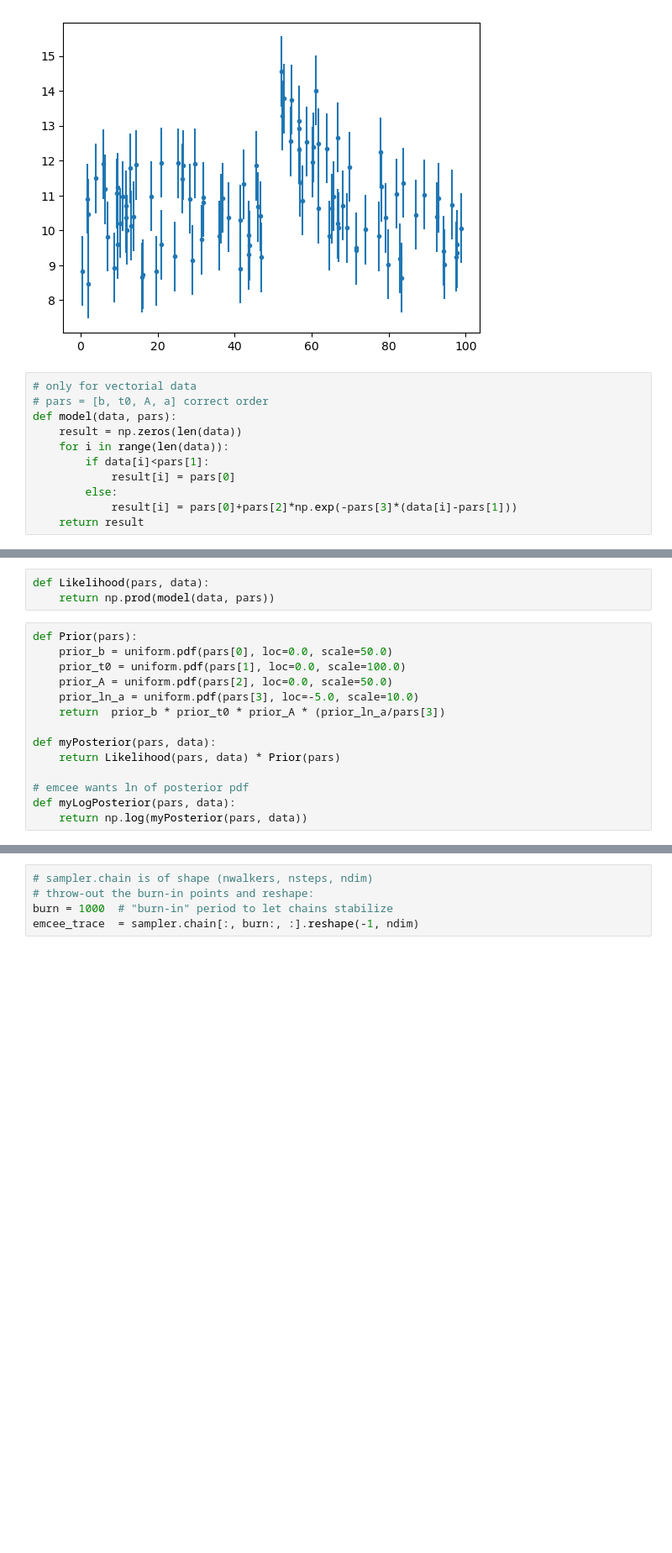
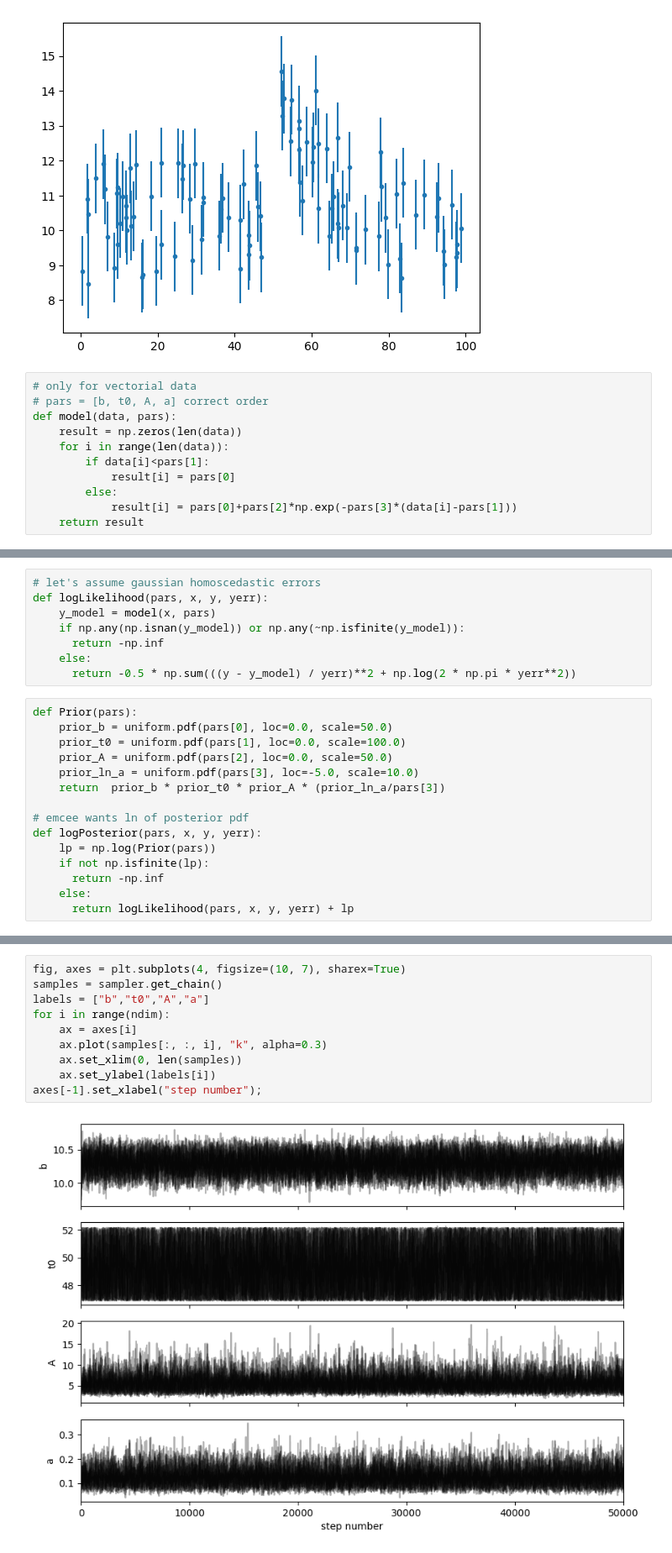
Before and after one commit to EmanuelaMenditto/astrostatistics_bicocca_2025, a Jupyter notebook: working/L11_MCMC_transient.ipynb, the cells around one changed output, grey strips where cells are left out. Shown at 84% size. Drawn from its saved outputs; the diff is of its cells as text; blank space fills up the shorter version.

```diff
--- a/working/L11_MCMC_transient.ipynb
+++ b/working/L11_MCMC_transient.ipynb
@@ -44,6 +84,11 @@ def model(data, pars):
 # %%
-def Likelihood(pars, data):
-    return np.prod(model(data, pars))
+# let's assume gaussian homoscedastic errors
+def logLikelihood(pars, x, y, yerr):
+    y_model = model(x, pars)
+    if np.any(np.isnan(y_model)) or np.any(~np.isfinite(y_model)):
+      return -np.inf
+    else:
+      return -0.5 * np.sum(((y - y_model) / yerr)**2 + np.log(2 * np.pi * yerr**2))
 # %%
 def Prior(pars):
     prior_b = uniform.pdf(pars[0], loc=0.0, scale=50.0)
@@ -52,12 +97,13 @@ def Prior(pars):
     prior_ln_a = uniform.pdf(pars[3], loc=-5.0, scale=10.0)
     return  prior_b * prior_t0 * prior_A * (prior_ln_a/pars[3])
 
-def myPosterior(pars, data):
-    return Likelihood(pars, data) * Prior(pars)
-
 # emcee wants ln of posterior pdf
-def myLogPosterior(pars, data):
-    return np.log(myPosterior(pars, data))
+def logPosterior(pars, x, y, yerr):
+    lp = np.log(Prior(pars))
+    if not np.isfinite(lp):
+      return -np.inf
+    else:
+      return logLikelihood(pars, x, y, yerr) + lp
 # %%
 # emcee combines multiple "walkers", each of which is its own MCMC chain. The number of trace results will be nwalkers x nsteps.
 ndim = 4  # number of parameters in the model
@@ -78,5 +125,12 @@ NameError: name 'pars' is not defined
-# %%
-# sampler.chain is of shape (nwalkers, nsteps, ndim)
-# throw-out the burn-in points and reshape:
-burn = 1000  # "burn-in" period to let chains stabilize
-emcee_trace  = sampler.chain[:, burn:, :].reshape(-1, ndim)
+# %%
+fig, axes = plt.subplots(4, figsize=(10, 7), sharex=True)
+samples = sampler.get_chain()
+labels = ["b","t0","A","a"]
+for i in range(ndim):
+    ax = axes[i]
+    ax.plot(samples[:, :, i], "k", alpha=0.3)
+    ax.set_xlim(0, len(samples))
+    ax.set_ylabel(labels[i])
+axes[-1].set_xlabel("step number");
+# %% [output]
+[figure, added]
```
Also changed, not shown: parts of 16 cells of this notebook.
